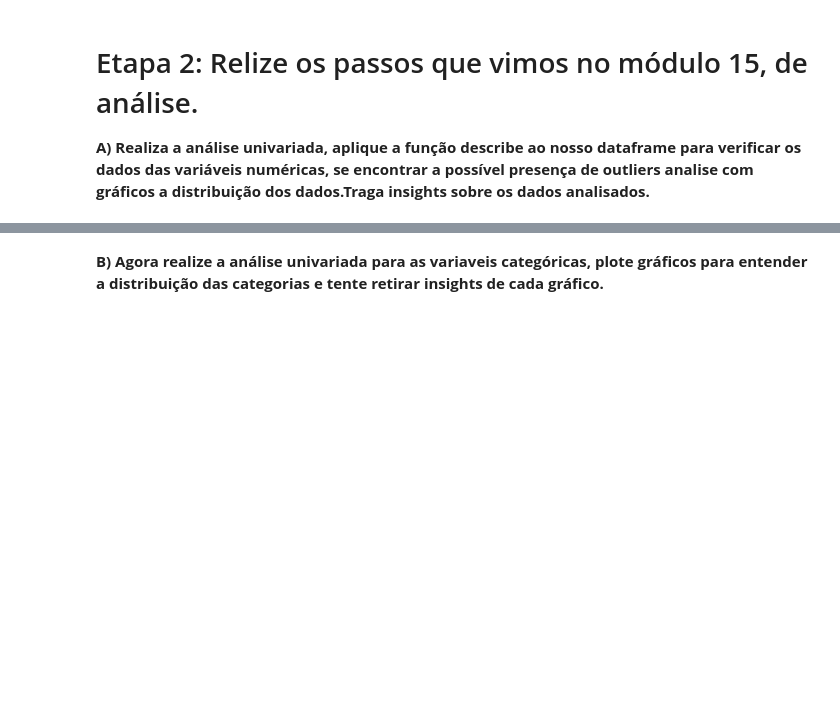
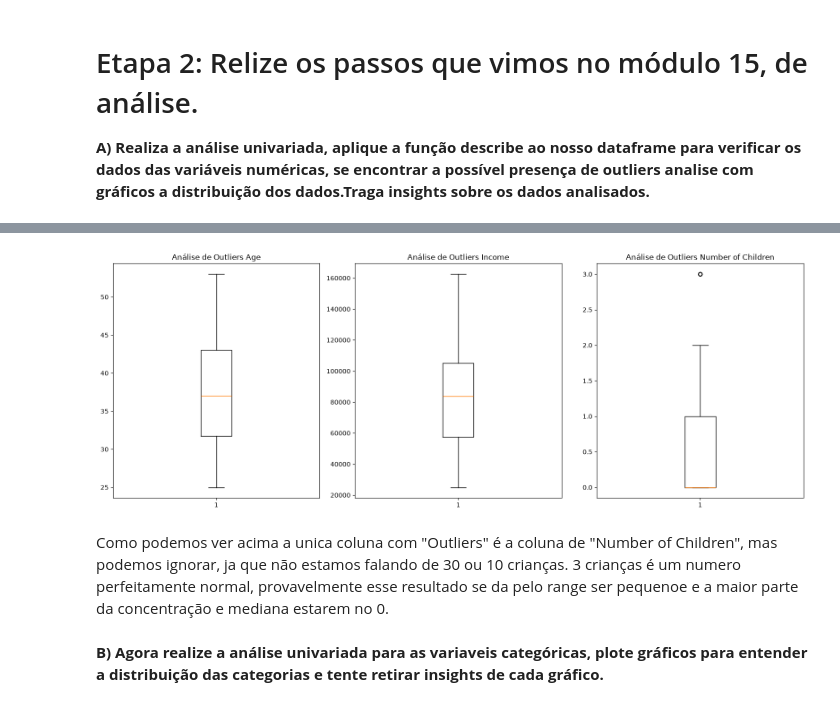
Before and after one commit to Augusto-Mateus/EBAC-4, a Jupyter notebook: Profissao Cientista de Dados M17 Projeto.ipynb, the cells around one changed output, grey strips where cells are left out. Saved outputs shown, nothing was run; the diff lists cells and outputs as text; code cells hidden in the pictures; blank space fills up the shorter version.

```diff
--- a/Profissao Cientista de Dados M17 Projeto.ipynb
+++ b/Profissao Cientista de Dados M17 Projeto.ipynb
@@ -250,2 +260,19 @@ Ao que parece, não existem erros de digitação, duplicatas ou similar dentro d
+# %%
+# Checagem de outliers de colunas numéricas
+df_num_cols = df.select_dtypes(include=["number"]).columns
+
+# loop para plotagem das boxplot
+plt.figure(figsize=(16, 6))
+for i in range(len(df_num_cols)):
+    plt.subplot(1, len(df_num_cols), i + 1)
+    plt.title(f"Análise de Outliers {df_num_cols[i]}")
+    plt.boxplot(df[df_num_cols[i]])
+
+plt.tight_layout()
+plt.show()
+# %% [output]
+[figure, added]
+# %% [markdown]
+Como podemos ver acima a unica coluna com "Outliers" é a coluna de "Number of Children", mas podemos ignorar, ja que não estamos falando de 30 ou 10 crianças. 3 crianças é um numero perfeitamente normal, provavelmente esse resultado se da pelo range ser pequenoe e a maior parte da concentração e mediana estarem no 0.
 # %% [markdown]
 **B) Agora realize a análise univariada para as variaveis categóricas, plote gráficos para entender a distribuição das categorias e tente retirar insights de cada gráfico.**
```
Also changed, not shown: parts of 39 cells of this notebook.
